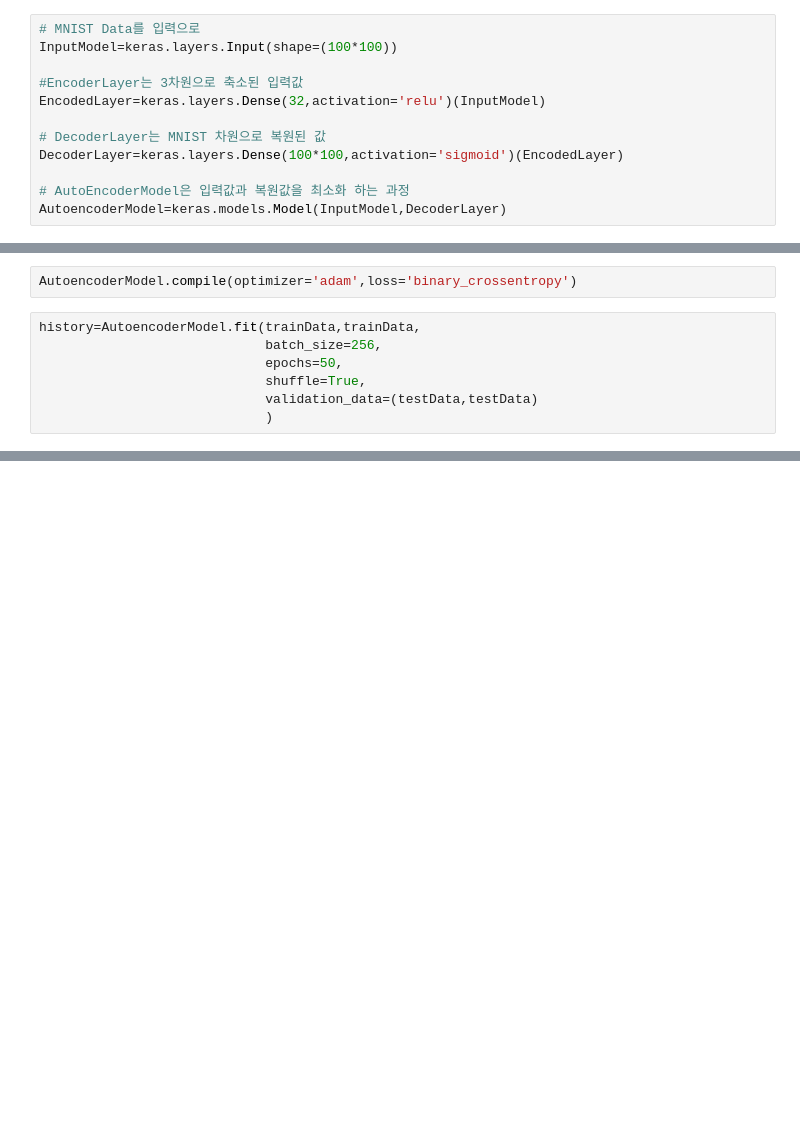
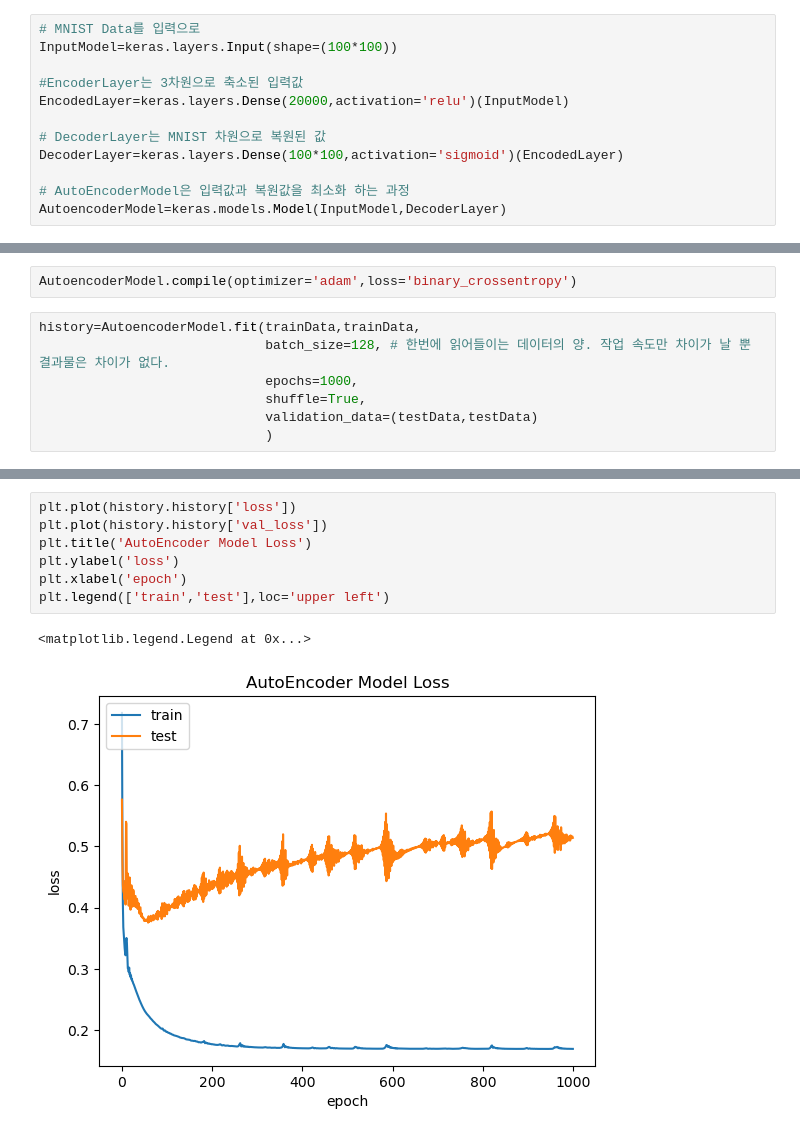
Before and after one commit to MirrorSpring/python_inst, a Jupyter notebook: Python/Note/Crawling/04 autoencoder 하기.ipynb, the cells around one changed output, grey strips where cells are left out. Saved outputs shown, nothing was run; the diff lists cells and outputs as text; blank space fills up the shorter version.

```diff
--- a/Python/Note/Crawling/04 autoencoder 하기.ipynb
+++ b/Python/Note/Crawling/04 autoencoder 하기.ipynb
@@ -67,7 +71,7 @@ print(testData.shape)
 InputModel=keras.layers.Input(shape=(100*100))
 
 #EncoderLayer는 3차원으로 축소된 입력값
-EncodedLayer=keras.layers.Dense(32,activation='relu')(InputModel)
+EncodedLayer=keras.layers.Dense(20000,activation='relu')(InputModel)
 
 # DecoderLayer는 MNIST 차원으로 복원된 값
 DecoderLayer=keras.layers.Dense(100*100,activation='sigmoid')(EncodedLayer)
@@ -78,8 +84,8 @@ AutoencoderModel=keras.models.Model(InputModel,DecoderLayer)
 AutoencoderModel.compile(optimizer='adam',loss='binary_crossentropy')
 # %%
 history=AutoencoderModel.fit(trainData,trainData,
-                             batch_size=256,
-                             epochs=50,
+                             batch_size=128, # 한번에 읽어들이는 데이터의 양. 작업 속도만 차이가 날 뿐 결과물은 차이가 없다.
+                             epochs=1000,
                              shuffle=True,
                              validation_data=(testData,testData)
                              )
@@ -103,0 +109,10 @@ Epoch 50/50
+# %%
+plt.plot(history.history['loss'])
+plt.plot(history.history['val_loss'])
+plt.title('AutoEncoder Model Loss')
+plt.ylabel('loss')
+plt.xlabel('epoch')
+plt.legend(['train','test'],loc='upper left')
+# %% [output]
+<matplotlib.legend.Legend at 0x...>
+[figure, added]
```
Also changed, not shown: parts of 6 cells of this notebook.
